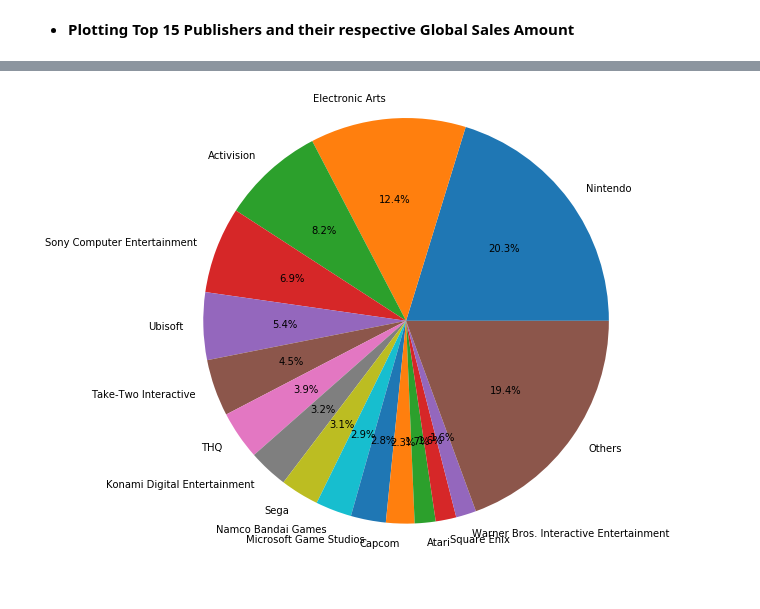
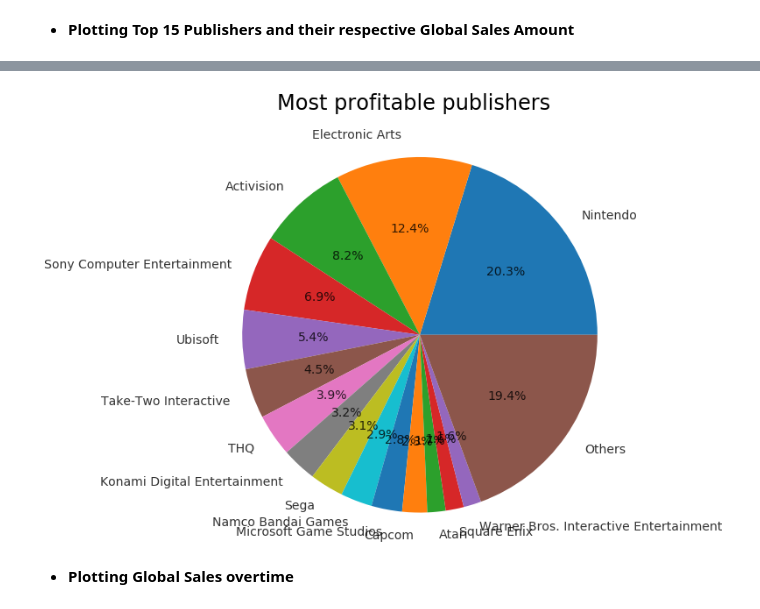
Before and after one commit to MatheusMAssis/Data-Analysis-Game-Sales, a Jupyter notebook: AnalysisNotebook/visualizations.ipynb, the cells around one changed output, grey strips where cells are left out. Cells and saved outputs as stored; diff of their text form; code cells hidden in the pictures.

Commit message:
almost finishing visualizations

```diff
--- a/AnalysisNotebook/visualizations.ipynb
+++ b/AnalysisNotebook/visualizations.ipynb
@@ -70,8 +50,11 @@ top15_publishers_df
 # %%
 fig, ax = plt.subplots(figsize=(8, 8))
-ax.pie(top15_publishers_df.Global_Sales, labels=top15_publishers_df.index, autopct='%1.1f%%', radius=1)
+fig.suptitle("Most profitable publishers", fontsize=24)
+ax.pie(top15_publishers_df.Global_Sales, labels=top15_publishers_df.index, autopct='%1.1f%%', radius=1, labeldistance=1.13, textprops={'fontsize': 14, 'alpha': .8})
 ax.axis('equal')
 
 plt.show()
 # %% [output]
-[figure, old version]
+[figure, new version]
+# %% [markdown]
+- **Plotting Global Sales overtime**
```
Also changed, not shown: parts of 16 cells of this notebook.
